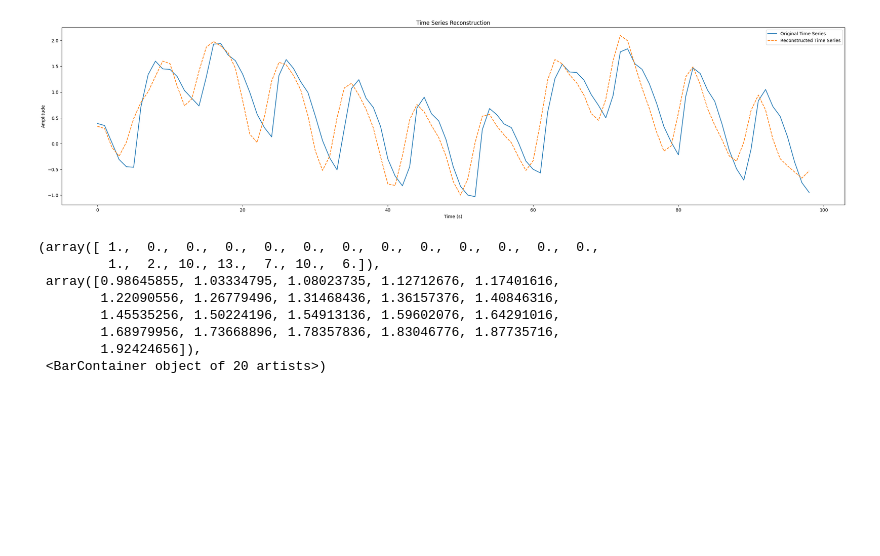
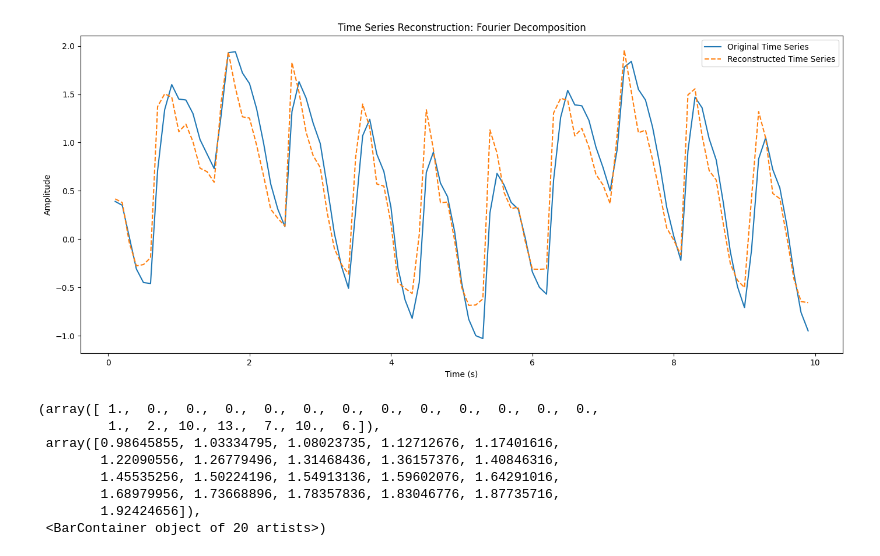
Before and after one commit to abhatia1205/neural-ink-interview-2, a Jupyter notebook: motion_exploration.ipynb, the cells around one changed output. Saved outputs shown, nothing was run; the diff lists cells and outputs as text; code cells hidden in the pictures; blank space fills up the shorter version.

```diff
--- a/motion_exploration.ipynb
+++ b/motion_exploration.ipynb
@@ -62,31 +62,31 @@ def fit_arima_and_reconstruct(time_series, order=(1, 1, 0)):
     return reconstructed_series, model_fit.params
 # %%
 # Create a sample time series (sine waves with noise)
-reconstructed_series, freqs, magnitude = reconstruct_time_series(y, 1/np.diff(x).mean())
-#reconstructed_series, param = fit_arima_and_reconstruct(y, order=(2,0,0))
+#reconstructed_series, freqs, magnitude = reconstruct_time_series(y, 1/np.diff(x).mean())
+reconstructed_series, param = fit_arima_and_reconstruct(y, order=(2,0,0))
 
 # Plot the original and reconstructed time series
-plt.figure(figsize=(25, 12))
+plt.figure(figsize=(14, 12))
 plt.subplot(2, 1, 1)
-t = np.arange(0, len(y)-1, 1)
+t = x[1:]
 plt.plot(t, y[:len(y)-1], label="Original Time Series")
 plt.plot(t, reconstructed_series[1:], label="Reconstructed Time Series", linestyle="--")
 plt.legend()
-plt.title("Time Series Reconstruction")
+plt.title("Time Series Reconstruction: Fourier Decomposition")
 plt.xlabel("Time (s)")
 plt.ylabel("Amplitude")
 
 # # Plot the Fourier transform
 # plt.subplot(2, 1, 2)
 # plt.stem(freqs[:len(freqs)//2], magnitude[:len(freqs)//2], basefmt=" ")
 # plt.title("Fourier Transform Magnitude (Original)")
 # plt.xlabel("Frequency (Hz)")
 # plt.ylabel("Magnitude")
 
 plt.tight_layout()
 plt.show()
 # %% [output]
-[figure, old version]
+[figure, new version]
 # %%
 df = pd.read_csv('data/local_cycles/50.csv')
 x = df['timestamp_ns'].values
```
Also changed, not shown: parts of 6 cells of this notebook, 4 other files.
